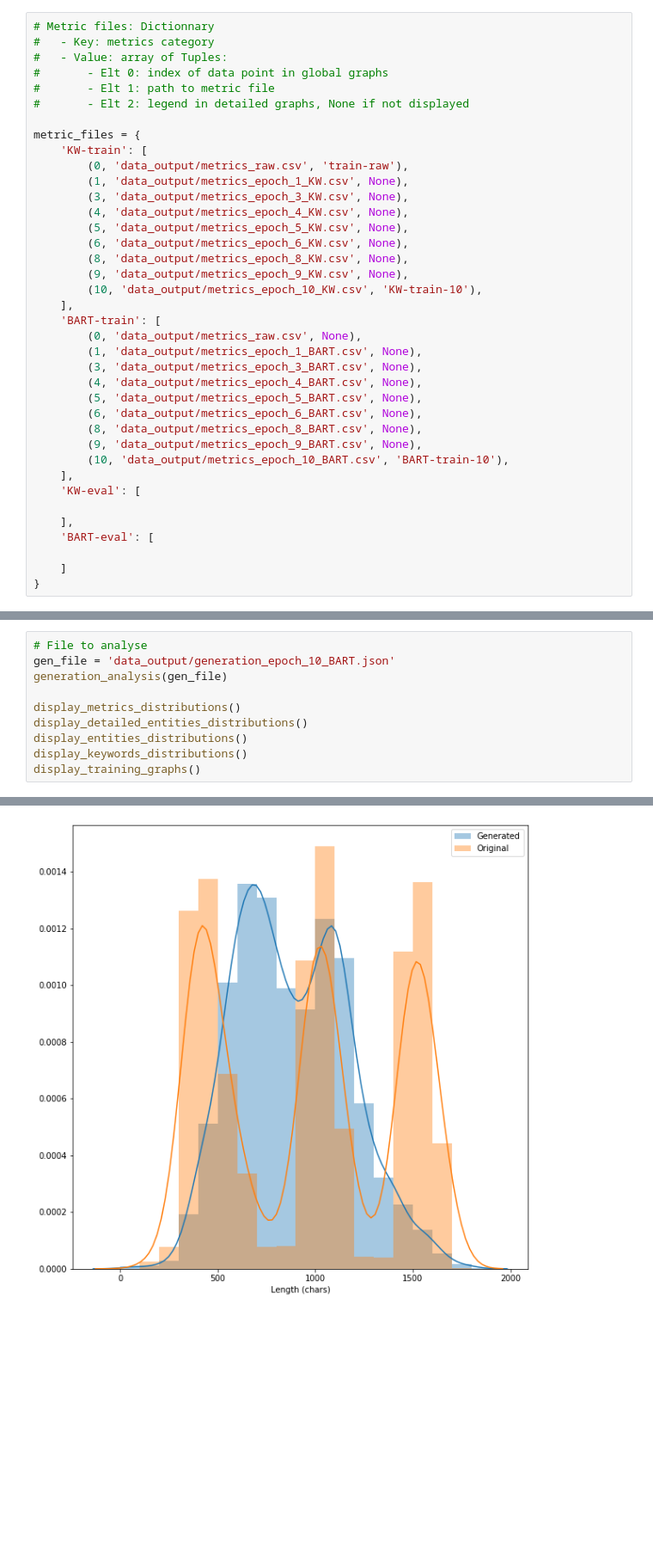
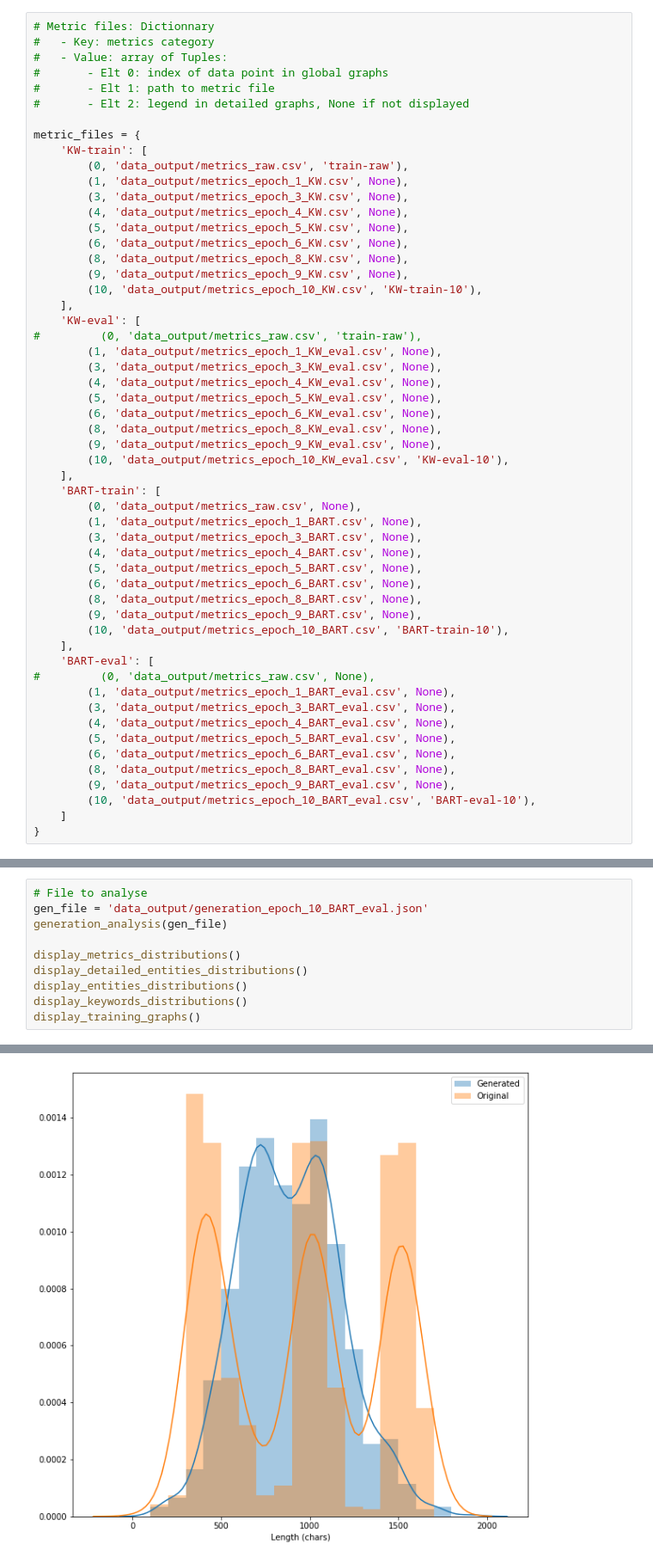
Before and after one commit to SelennLamson/AITextGenerator, a Jupyter notebook: results_analysis.ipynb, the cells around one changed output, grey strips where cells are left out. Shown at 86% size. Drawn from its saved outputs; the diff is of its cells as text; blank space fills up the shorter version.

Commit message:
Added eval outputs files to results analysis notebook

```diff
--- a/results_analysis.ipynb
+++ b/results_analysis.ipynb
@@ -28,6 +28,17 @@ metric_files = {
         (9, 'data_output/metrics_epoch_9_KW.csv', None),
         (10, 'data_output/metrics_epoch_10_KW.csv', 'KW-train-10'),
     ],
+    'KW-eval': [
+#         (0, 'data_output/metrics_raw.csv', 'train-raw'),
+        (1, 'data_output/metrics_epoch_1_KW_eval.csv', None),
+        (3, 'data_output/metrics_epoch_3_KW_eval.csv', None),
+        (4, 'data_output/metrics_epoch_4_KW_eval.csv', None),
+        (5, 'data_output/metrics_epoch_5_KW_eval.csv', None),
+        (6, 'data_output/metrics_epoch_6_KW_eval.csv', None),
+        (8, 'data_output/metrics_epoch_8_KW_eval.csv', None),
+        (9, 'data_output/metrics_epoch_9_KW_eval.csv', None),
+        (10, 'data_output/metrics_epoch_10_KW_eval.csv', 'KW-eval-10'),
+    ],
     'BART-train': [
         (0, 'data_output/metrics_raw.csv', None),
         (1, 'data_output/metrics_epoch_1_BART.csv', None),
@@ -39,11 +50,16 @@ metric_files = {
         (9, 'data_output/metrics_epoch_9_BART.csv', None),
         (10, 'data_output/metrics_epoch_10_BART.csv', 'BART-train-10'),
     ],
-    'KW-eval': [
-
-    ],
     'BART-eval': [
-
+#         (0, 'data_output/metrics_raw.csv', None),
+        (1, 'data_output/metrics_epoch_1_BART_eval.csv', None),
+        (3, 'data_output/metrics_epoch_3_BART_eval.csv', None),
+        (4, 'data_output/metrics_epoch_4_BART_eval.csv', None),
+        (5, 'data_output/metrics_epoch_5_BART_eval.csv', None),
+        (6, 'data_output/metrics_epoch_6_BART_eval.csv', None),
+        (8, 'data_output/metrics_epoch_8_BART_eval.csv', None),
+        (9, 'data_output/metrics_epoch_9_BART_eval.csv', None),
+        (10, 'data_output/metrics_epoch_10_BART_eval.csv', 'BART-eval-10'),
     ]
 }
 # %%
@@ -216,7 +232,7 @@ def display_training_graphs():
     plt.show()
 # %%
 # File to analyse
-gen_file = 'data_output/generation_epoch_10_BART.json'
+gen_file = 'data_output/generation_epoch_10_BART_eval.json'
 generation_analysis(gen_file)
 
 display_metrics_distributions()
@@ -235,3 +251,3 @@ GENERATED:
 
         Validated that there was no text after <|endoftext|>
-[figure, old version]
+[figure, new version]
```
Also changed, not shown: parts of 1 cell of this notebook.
